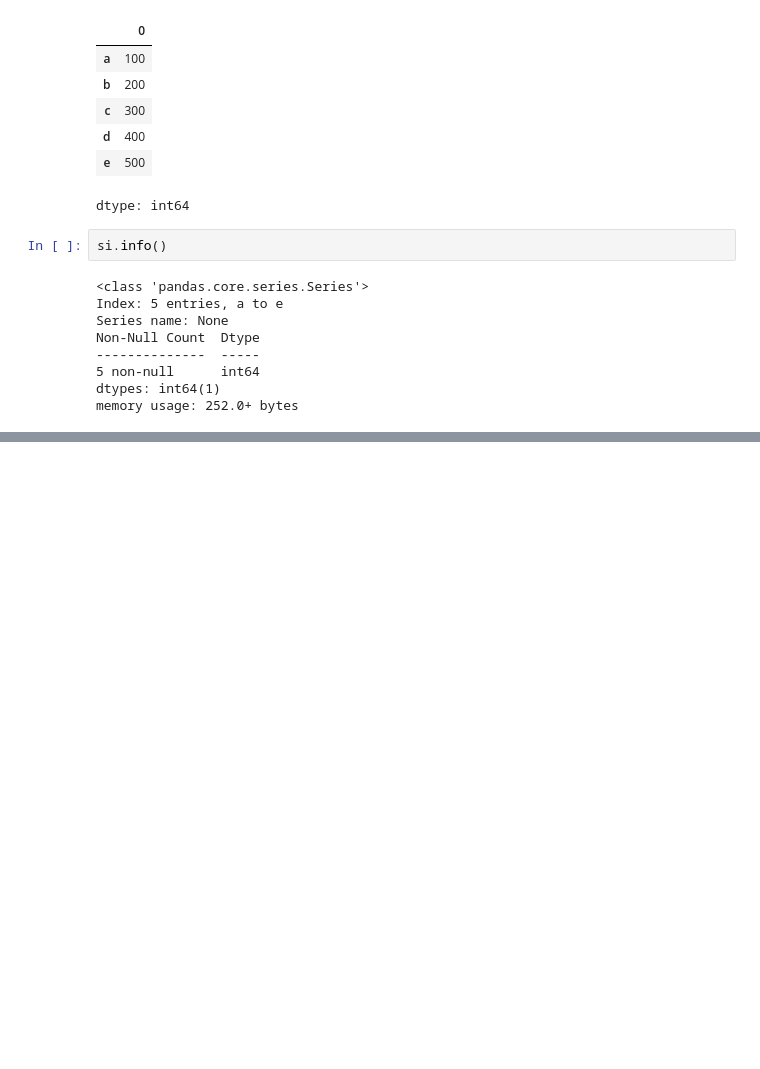
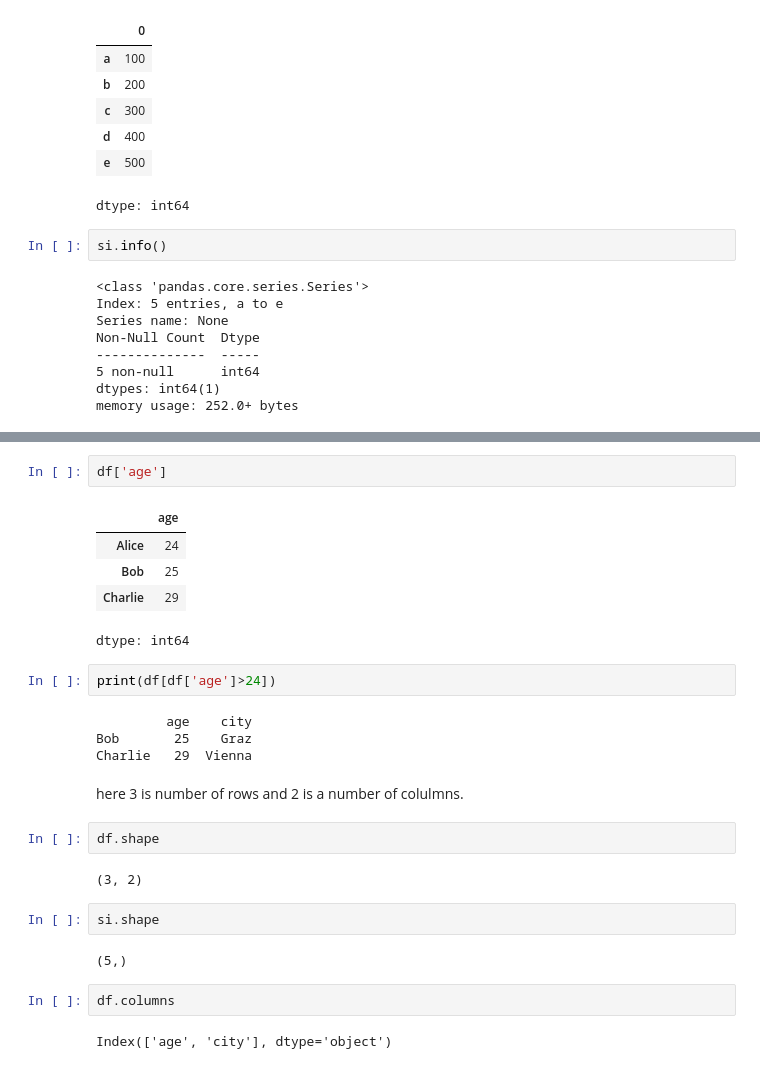
Before and after one commit to itmadityajoshi/pandas-one-shot, a Jupyter notebook: Basic.ipynb, the cells around one changed output, grey strips where cells are left out. Cells and saved outputs as stored; diff of their text form; blank space fills up the shorter version.

```diff
--- a/Basic.ipynb
+++ b/Basic.ipynb
@@ -231,0 +245,28 @@ memory usage: 252.0+ bytes
+# %%
+df['age']
+# %% [output]
+|  | age |
+| Alice | 24 |
+| Bob | 25 |
+| Charlie | 29 |
+dtype: int64
+# %%
+print(df[df['age']>24])
+# %% [output]
+         age    city
+Bob       25    Graz
+Charlie   29  Vienna
+# %% [markdown]
+here 3 is number of rows and 2 is a number of colulmns.
+# %%
+df.shape
+# %% [output]
+(3, 2)
+# %%
+si.shape
+# %% [output]
+(5,)
+# %%
+df.columns
+# %% [output]
+Index(['age', 'city'], dtype='object')
```
Also changed, not shown: parts of 16 cells of this notebook.
